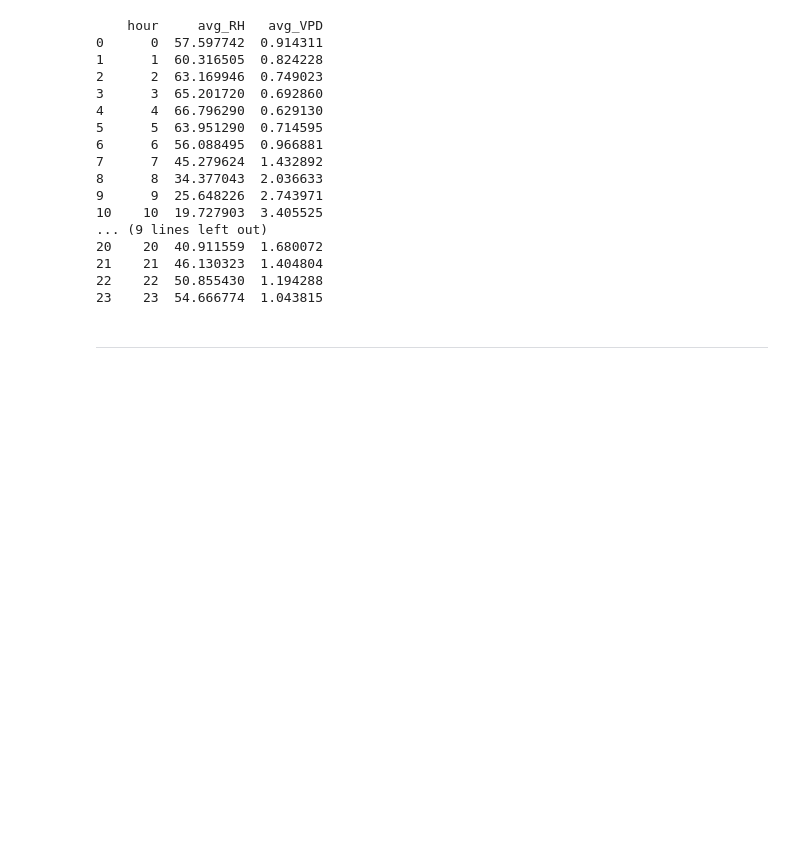
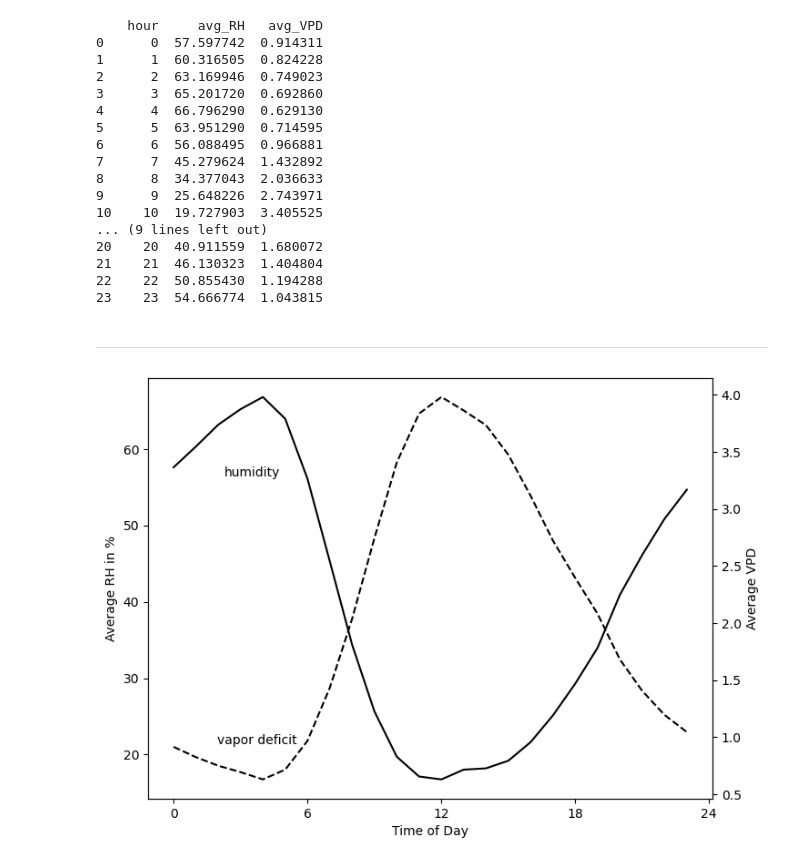
Before and after one commit to mwidas/eds217_2023, a Jupyter notebook: practice_sessions/practice_5-1_matplotlib.ipynb, the cells around one changed output. Drawn from its saved outputs; the diff is of its cells as text; code cells hidden in the pictures; blank space fills up the shorter version.

```diff
--- a/practice_sessions/practice_5-1_matplotlib.ipynb
+++ b/practice_sessions/practice_5-1_matplotlib.ipynb
@@ -197,3 +197,39 @@ print(hourly)
 23    23  54.666774  1.043815
 # %% [markdown]
 <hr style="border-top: 1px solid gray; margin-top: 24px; margin-bottom: 1px"></hr>
+# %%
+# Create a figure and axis for avg_RH
+fig, ax1 = plt.subplots(figsize=(8, 6))
+
+# Plot avg_RH on the left y-axis
+ax1.plot(hourly['hour'], hourly['avg_RH'], label='Average RH', color = 'k')
+ax1.set_xlabel('Time of Day')
+ax1.set_ylabel('Average RH in %', color='k')
+ax1.tick_params(axis='y', labelcolor='k')
+
+# Create a second y-axis on the right side for avg_VPD
+ax2 = ax1.twinx()
+
+# Plot avg_VPD on the right y-axis
+ax2.plot(hourly['hour'], hourly['avg_VPD'], label='Average VPD', linestyle='--', color='k')
+ax2.set_ylabel('Average VPD', color='k')
+ax2.tick_params(axis='y', labelcolor='k')
+
+# Set custom tick positions and labels for the x-axis
+custom_ticks = [0, 6, 12, 18, 24]
+custom_labels = ['0', '6', '12', '18', '24']
+ax1.set_xticks(custom_ticks)
+ax1.set_xticklabels(custom_labels)
+
+# Set line title for humidity
+txt_h = ('humidity')
+plt.figtext(0.23, 0.7, txt_h, fontsize = 10)
+
+# Set line title for vapor deficit
+txt_v = ('vapor deficit')
+plt.figtext(0.22, 0.21, txt_v, fontsize = 10)
+
+# Show the plot
+plt.show()
+# %% [output]
+[figure, added]
```
